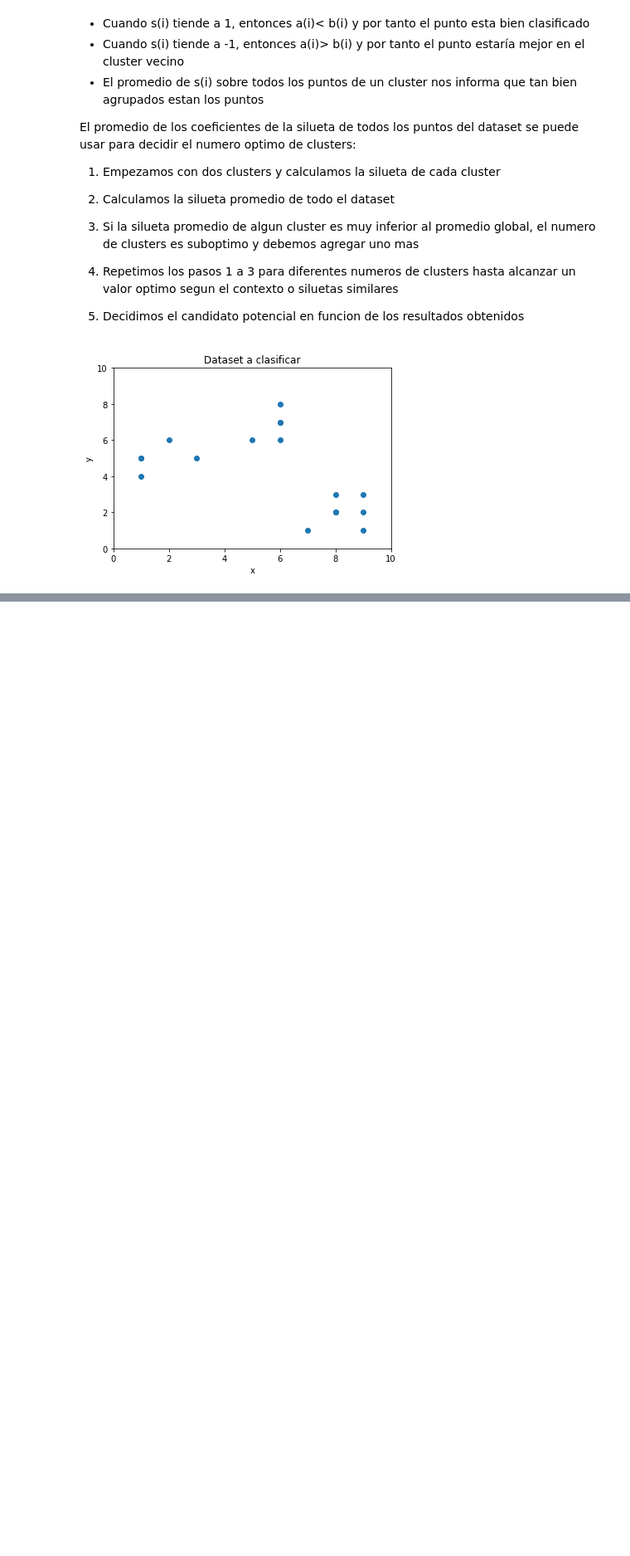
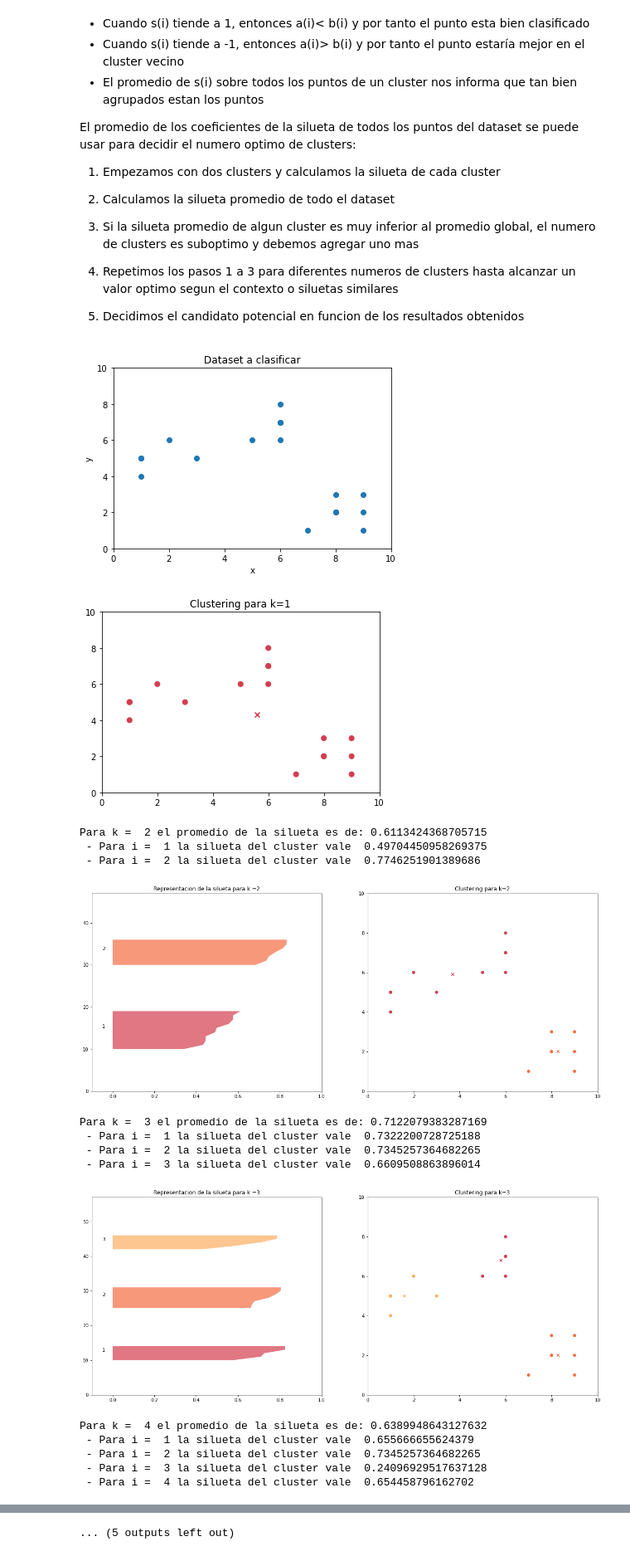
Before and after one commit to LinaTobon/ML_Couse_Udemy, a Jupyter notebook: Clustering/K-means.ipynb, the cells around one changed output, grey strips where cells are left out. Shown: that part at 83% size. Cells and saved outputs as stored; diff of their text form; code cells hidden in the pictures; blank space fills up the shorter version.

Commit message:
grafico coeficiente de la silueta

```diff
--- a/Clustering/K-means.ipynb
+++ b/Clustering/K-means.ipynb
@@ -269,19 +271,81 @@ plt.show()
 # %%
 max_k =10 # max numb de clusters
 K = range(1,max_k)
 ssv = []
 # generar un color por cluster
 color_palette = [plt.cm.Spectral(float(i)/max_k) for i in K]
 centroid = [sum(X)/len(X) for i in K]
 # suma de los cuadrados totales
 sst = sum(np.min(cdist(X,centroid,"euclidean"),axis =1))
 
 # para cada cluster
 for k in K:
     kmeanModel = KMeans(n_clusters=k).fit(X)
     centers = pd.DataFrame(kmeanModel.cluster_centers_)
     labels = kmeanModel.labels_
     # suma de distancias al baricentro
     saw_k = sum(np.min(cdist(X,kmeanModel.cluster_centers_,"euclidean"),axis=1))
     ssv.append(saw_k)
     label_color = [color_palette[i] for i in labels]
+
+
+    ## dibujamos una silueta para cada cluster
+    if 1<k<len(X):
+        # Crear subplot una fila y dos columnas
+        fig,(axis1,axis2) = plt.subplots(1,2)
+        fig.set_size_inches(20,8)
+
+        # primer subplot contendrá la silueta, valores desde -1 a 1
+        axis1.set_xlim([-0.1,1.0])
+        # numero de clusters determina el tamaño de cda barra
+        axis1.set_ylim([0,len(X)+(k+1)*10])
+        silhouette_avg = silhouette_score(X,labels)
+        print("Para k = ",k,"el promedio de la silueta es de:",silhouette_avg)
+        sample_silhouette_values = silhouette_samples(X,labels)
+
+        y_lower = 10
+        for i in range(k):
+            # agregamos la silueta del cluster k
+            ith_cluster = sample_silhouette_values[labels == i]
+            print(" - Para i = ",i+1,"la silueta del cluster vale ",np.mean(ith_cluster))
+            # donde poner la primera silueta en el eje verticla
+            ith_cluster.sort()
+            ith_cluster_size = ith_cluster.shape[0]
+            y_upper = y_lower+ith_cluster_size
+
+            # elegimos el clor del cluster
+            color = color_palette[i]
+
+            # pintamos la silueta del cluster iesimo
+            axis1.fill_betweenx(np.arange(y_lower,y_upper),0,
+                                ith_cluster,facecolor= color,alpha=0.7)
+
+            # etiquetar cluster
+            axis1.text(-0.05,y_lower+0.5*ith_cluster_size,str(i+1))
+
+            # calculamos el nuevo y_lower
+            y_lower = y_upper+10
+        axis1.set_title("Representacion de la silueta para k =%s"%str(k))
+    plt.plot()
+    plt.xlim([0,10])
+    plt.ylim([0,10])
+    plt.title("Clustering para k=%s"%str(k))
+    plt.scatter(x1,x2,c=label_color)
+    plt.scatter(centers[0],centers[1],c=color_palette[0:len(centers)],marker="x")
+    plt.show()
+# %% [output]
+[figure, added]
+Para k =  2 el promedio de la silueta es de: 0.6113424368705715
+ - Para i =  1 la silueta del cluster vale  0.49704450958269375
+ - Para i =  2 la silueta del cluster vale  0.7746251901389686
+[figure, added]
+Para k =  3 el promedio de la silueta es de: 0.7122079383287169
+ - Para i =  1 la silueta del cluster vale  0.7322200728725188
+ - Para i =  2 la silueta del cluster vale  0.7345257364682265
+ - Para i =  3 la silueta del cluster vale  0.6609508863896014
+[figure, added]
+Para k =  4 el promedio de la silueta es de: 0.6389948643127632
+ - Para i =  1 la silueta del cluster vale  0.655666655624379
+ - Para i =  2 la silueta del cluster vale  0.7345257364682265
+ - Para i =  3 la silueta del cluster vale  0.24096929517637128
+ - Para i =  4 la silueta del cluster vale  0.654458796162702
@@ -287,0 +376 @@ for k in K:
+... (5 outputs left out)
```
Also changed, not shown: parts of 4 cells of this notebook.
